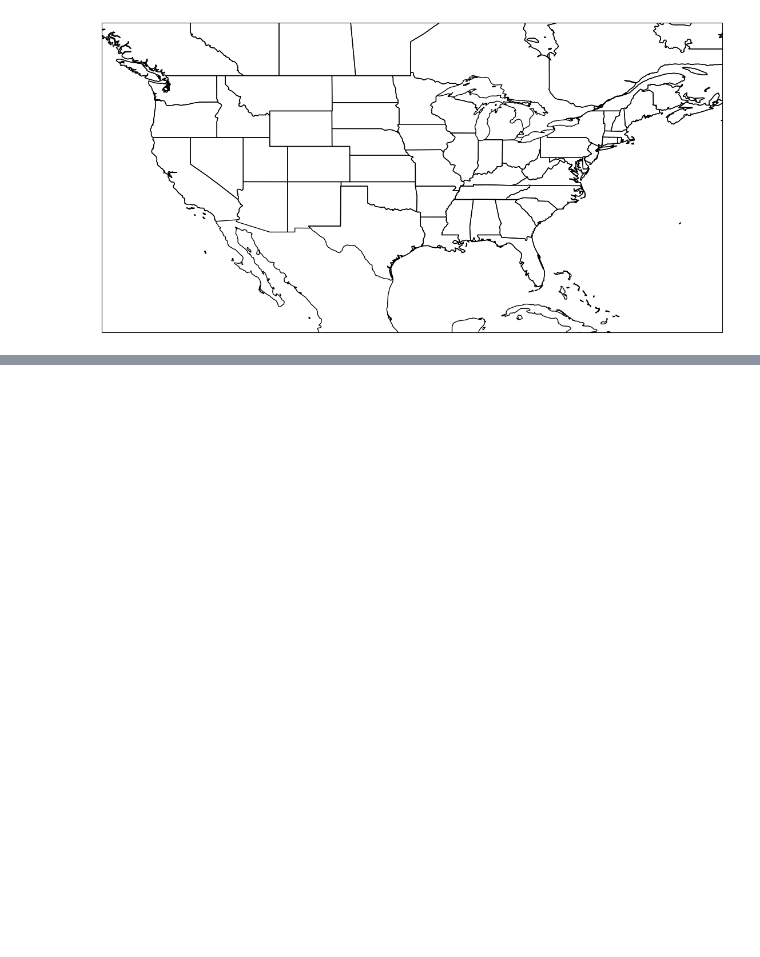
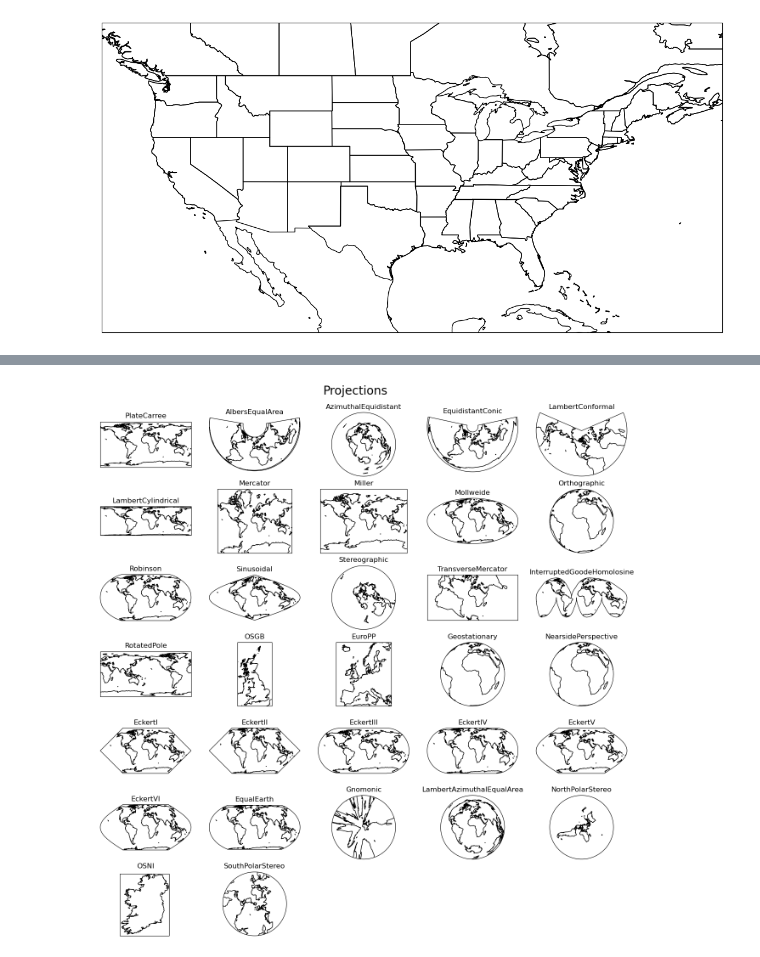
Before and after one commit to brepowell/icesat-data-visualization, a Jupyter notebook: practice-plotting/cartopy-practice.ipynb, the cells around one changed output, grey strips where cells are left out. Saved outputs shown, nothing was run; the diff lists cells and outputs as text; code cells hidden in the pictures; blank space fills up the shorter version.

```diff
--- a/practice-plotting/cartopy-practice.ipynb
+++ b/practice-plotting/cartopy-practice.ipynb
@@ -60,0 +61,26 @@ map5.coastlines() # Without this line, it does not show Mexico
+# %%
+fig = plt.figure(figsize=(16,16))
+fig.suptitle('Projections', fontsize=20, y=0.92)
+
+projections = {'PlateCarree': ccrs.PlateCarree(), 'AlbersEqualArea': ccrs.AlbersEqualArea(),
+               'AzimuthalEquidistant': ccrs.AzimuthalEquidistant(), 'EquidistantConic': ccrs.EquidistantConic(),
+               'LambertConformal': ccrs.LambertConformal(), 'LambertCylindrical': ccrs.LambertCylindrical(),
+               'Mercator': ccrs.Mercator(), 'Miller': ccrs.Miller(), 'Mollweide': ccrs.Mollweide(),
+               'Orthographic': ccrs.Orthographic(), 'Robinson': ccrs.Robinson(), 'Sinusoidal': ccrs.Sinusoidal(),
+               'Stereographic': ccrs.Stereographic(), 'TransverseMercator': ccrs.TransverseMercator(),
+               'InterruptedGoodeHomolosine': ccrs.InterruptedGoodeHomolosine(),
+               'RotatedPole': ccrs.RotatedPole(), 'OSGB': ccrs.OSGB(), 'EuroPP': ccrs.EuroPP(),
+               'Geostationary': ccrs.Geostationary(), 'NearsidePerspective': ccrs.NearsidePerspective(),
+               'EckertI': ccrs.EckertI(), 'EckertII': ccrs.EckertII(), 'EckertIII': ccrs.EckertIII(),
+               'EckertIV': ccrs.EckertIV(), 'EckertV': ccrs.EckertV(), 'EckertVI': ccrs.EckertVI(),
+               'EqualEarth': ccrs.EqualEarth(), 'Gnomonic': ccrs.Gnomonic(),
+               'LambertAzimuthalEqualArea': ccrs.LambertAzimuthalEqualArea(),
+               'NorthPolarStereo': ccrs.NorthPolarStereo(), 'OSNI': ccrs.OSNI(),
+               'SouthPolarStereo': ccrs.SouthPolarStereo()}
+
+for index, projection in enumerate(projections.items()):
+    ax = fig.add_subplot(7, 5, index+1, projection=projection[1])
+    ax.coastlines()
+    ax.set_title(projection[0])
+# %% [output]
+[figure, added]
```
Also changed, not shown: parts of 9 cells of this notebook, 1 other file.
